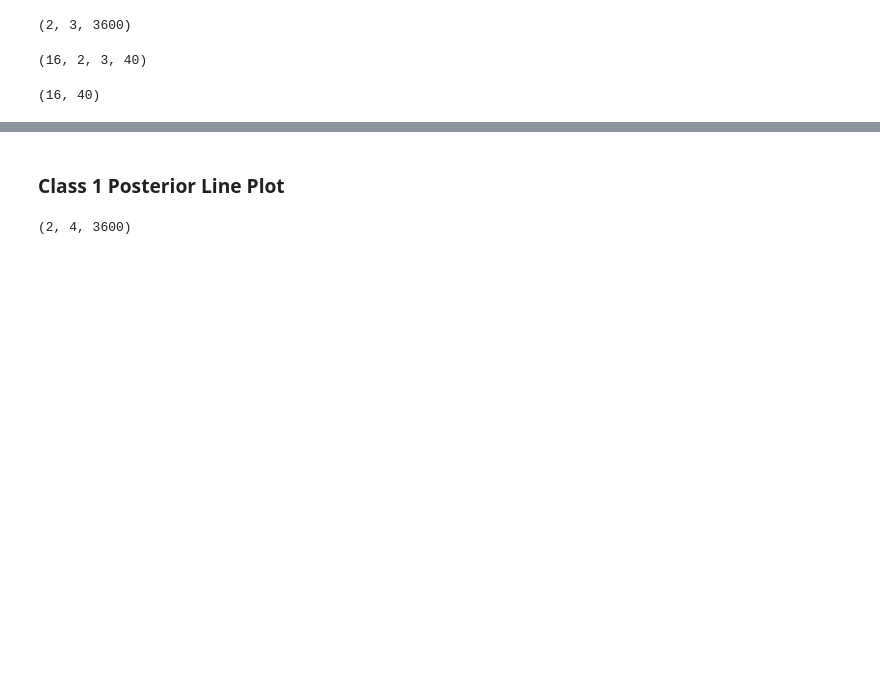
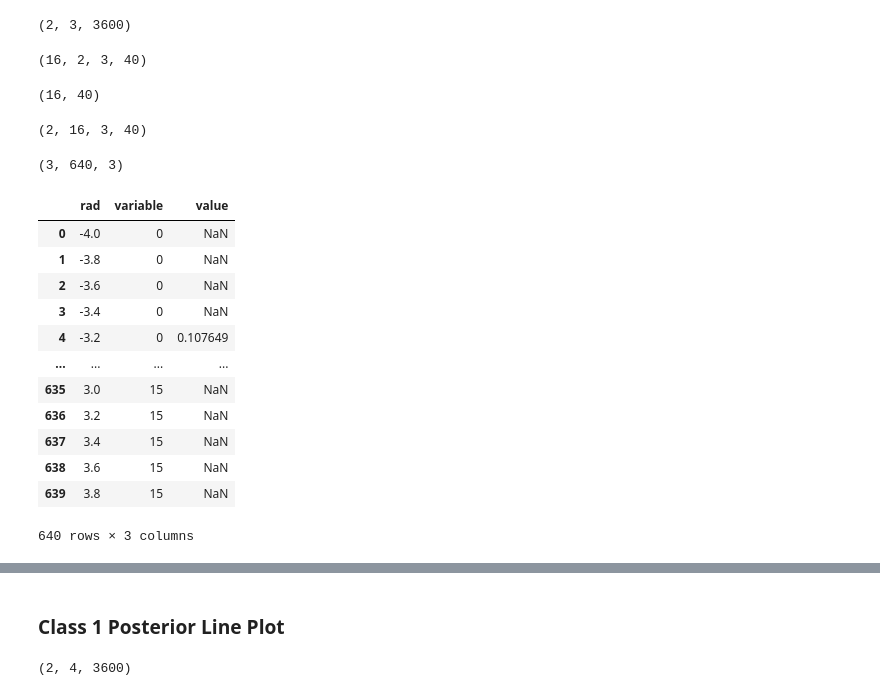
Before and after one commit to jshinm/inductive-bias-experiment, a Jupyter notebook: experiments/20210820_generate_pub_figures.ipynb, the cells around one changed output, grey strips where cells are left out. Saved outputs shown, nothing was run; the diff lists cells and outputs as text; code cells hidden in the pictures; blank space fills up the shorter version.

```diff
--- a/experiments/20210820_generate_pub_figures.ipynb
+++ b/experiments/20210820_generate_pub_figures.ipynb
@@ -372,3 +371,29 @@ lp_temp = np.swapaxes(line_plots,0,1)
 lp_temp[0,:,0].shape
 # %% [output]
 (16, 40)
+# %%
+
+lp_temp.shape
+# %% [output]
+(2, 16, 3, 40)
+# %%
+
+np.array(mean_lines).shape
+# %% [output]
+(3, 640, 3)
+# %%
+tempdf3
+# %% [output]
+|  | rad | variable | value |
+| 0 | -4.0 | 0 | NaN |
+| 1 | -3.8 | 0 | NaN |
+| 2 | -3.6 | 0 | NaN |
+| 3 | -3.4 | 0 | NaN |
+| 4 | -3.2 | 0 | 0.107649 |
+| ... | ... | ... | ... |
+| 635 | 3.0 | 15 | NaN |
+| 636 | 3.2 | 15 | NaN |
+| 637 | 3.4 | 15 | NaN |
+| 638 | 3.6 | 15 | NaN |
+| 639 | 3.8 | 15 | NaN |
+640 rows × 3 columns
```
Also changed, not shown: parts of 5 cells of this notebook.
